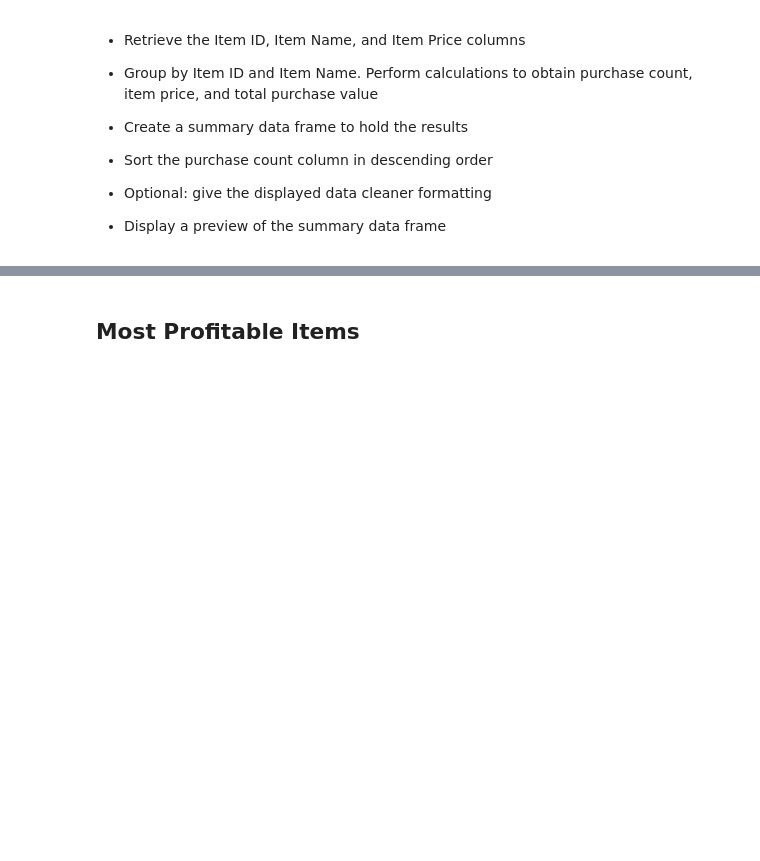
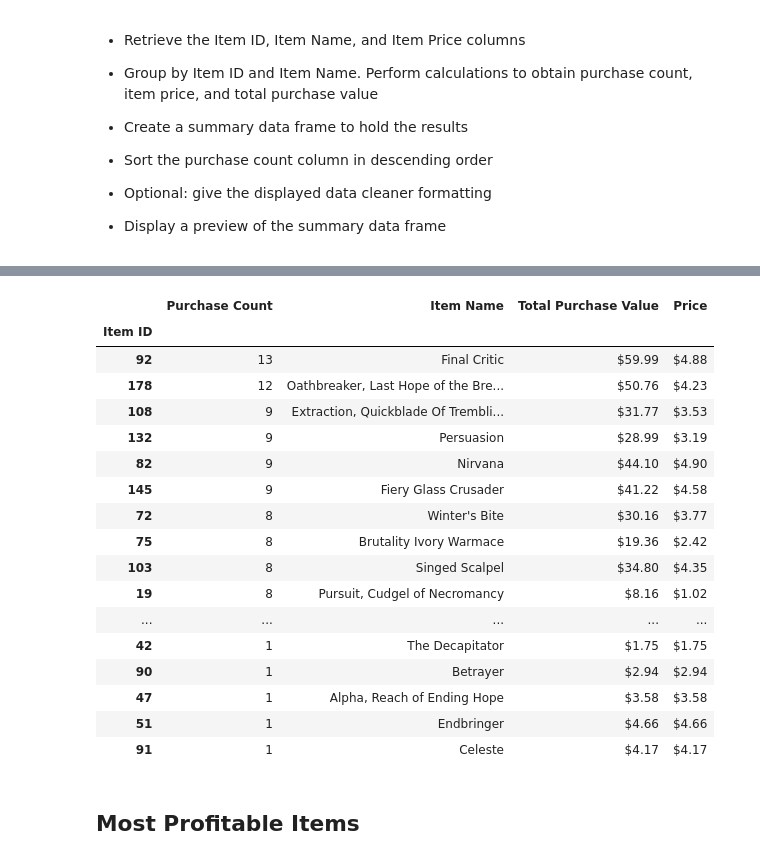
Before and after one commit to rabscuttle/pandas-challenge, a Jupyter notebook: HeroesOfPymoli/02-Homework_04-Pandas_Instructions_HeroesOfPymoli_HeroesOfPymoli_starter.ipynb, the cells around one changed output, grey strips where cells are left out. Cells and saved outputs as stored; diff of their text form; code cells hidden in the pictures; blank space fills up the shorter version.

```diff
--- a/HeroesOfPymoli/02-Homework_04-Pandas_Instructions_HeroesOfPymoli_HeroesOfPymoli_starter.ipynb
+++ b/HeroesOfPymoli/02-Homework_04-Pandas_Instructions_HeroesOfPymoli_HeroesOfPymoli_starter.ipynb
@@ -9,7 +9,7 @@ import pandas as pd
 file_to_load = "Resources/02-Homework_04-Pandas_Instructions_HeroesOfPymoli_Resources_purchase_data.csv"
 
 # Read Purchasing File and store into Pandas data frame
-purchase_data = pd.read_csv(file_to_load)
+purchase_data_df = pd.read_csv(file_to_load)
 # %% [markdown]
 ## Player Count
 # %% [markdown]
@@ -195,3 +311,42 @@ print(player_count)
+# %%
+# Get Item ID, Item Name, and Item Price
+df = purchase_data_df[["Item ID", "Item Name", "Price"]]
+
+total_purchase_value_df = df.groupby(["Item ID", "Item Name"], as_index=False).Price.sum()
+
+item_purchase_count = purchase_data_df["Item ID"].value_counts().rename_axis('Item ID').to_frame('Purchase Count')
+
+total_purchase_value_df = total_purchase_value_df.rename(columns={"Price": "Total Purchase Value"})
+total_purchase_value_df = total_purchase_value_df.set_index('Item ID')
+
+
+unique_items_df = purchase_data_df.drop_duplicates(subset='Item ID')
+price_df = unique_items_df.set_index('Item ID')
+price_df = price_df[['Price']]
+price_df
+
+merge1 = pd.merge(item_purchase_count, total_purchase_value_df, on = "Item ID")
+merge2 = pd.merge(merge1, price_df, on = "Item ID")
+merge2.sort_values("Purchase Count", ascending=False).style.format({"Price": "${:,.2f}", "Total Purchase Value": "${:,.2f}"})
+# %% [output]
+|  | Purchase Count | Item Name | Total Purchase Value | Price |
+| Item ID |  |  |  |  |
+| 92 | 13 | Final Critic | $59.99 | $4.88 |
+| 178 | 12 | Oathbreaker, Last Hope of the Bre... | $50.76 | $4.23 |
+| 108 | 9 | Extraction, Quickblade Of Trembli... | $31.77 | $3.53 |
+| 132 | 9 | Persuasion | $28.99 | $3.19 |
+| 82 | 9 | Nirvana | $44.10 | $4.90 |
+| 145 | 9 | Fiery Glass Crusader | $41.22 | $4.58 |
+| 72 | 8 | Winter's Bite | $30.16 | $3.77 |
+| 75 | 8 | Brutality Ivory Warmace | $19.36 | $2.42 |
+| 103 | 8 | Singed Scalpel | $34.80 | $4.35 |
+| 19 | 8 | Pursuit, Cudgel of Necromancy | $8.16 | $1.02 |
+| ... | ... | ... | ... | ... |
+| 42 | 1 | The Decapitator | $1.75 | $1.75 |
+| 90 | 1 | Betrayer | $2.94 | $2.94 |
+| 47 | 1 | Alpha, Reach of Ending Hope | $3.58 | $3.58 |
+| 51 | 1 | Endbringer | $4.66 | $4.66 |
+| 91 | 1 | Celeste | $4.17 | $4.17 |
 # %% [markdown]
 ## Most Profitable Items
 # %% [markdown]
```
Also changed, not shown: parts of 17 cells of this notebook.
